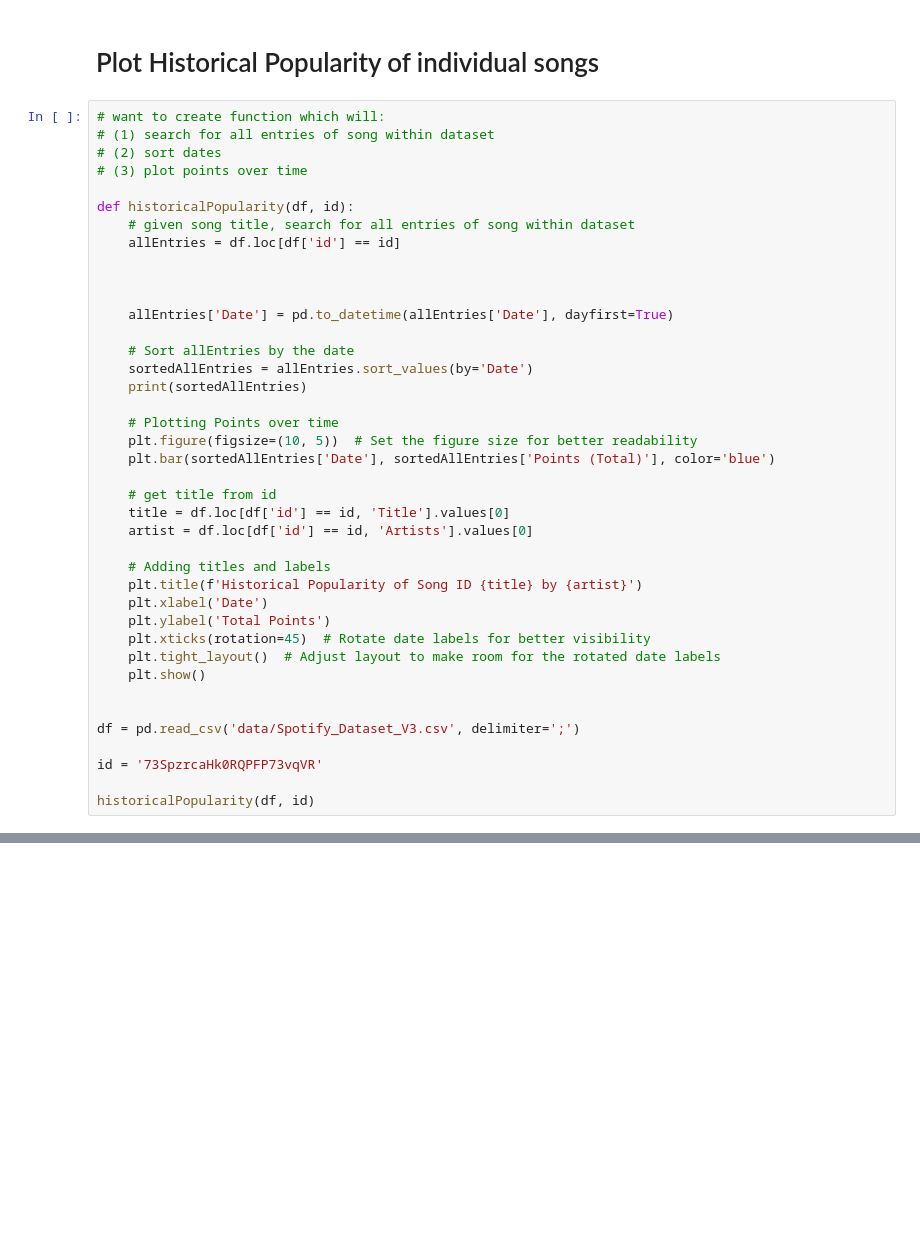
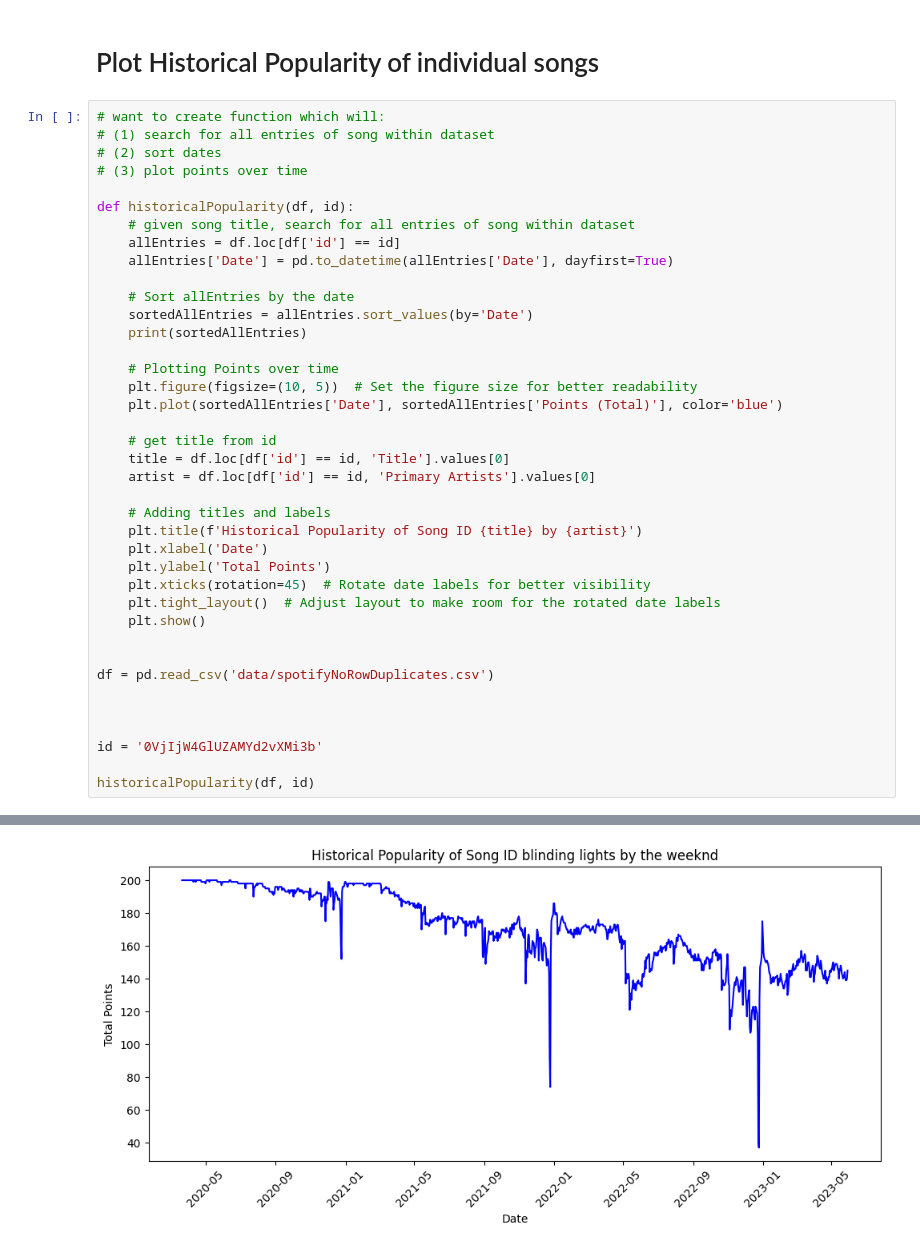
Before and after one commit to mickey59/AML_Spotify, a Jupyter notebook: genreExploration.ipynb, the cells around one changed output, grey strips where cells are left out. Drawn from its saved outputs; the diff is of its cells as text; blank space fills up the shorter version.

```diff
--- a/genreExploration.ipynb
+++ b/genreExploration.ipynb
@@ -124,9 +162,6 @@ df = pd.read_csv('data/spotifyNoRowDuplicates.csv.gz', compression='gzip')
 def historicalPopularity(df, id):
     # given song title, search for all entries of song within dataset
     allEntries = df.loc[df['id'] == id]
-
-
-
     allEntries['Date'] = pd.to_datetime(allEntries['Date'], dayfirst=True)
 
     # Sort allEntries by the date
@@ -135,11 +170,11 @@ def historicalPopularity(df, id):
 
     # Plotting Points over time
     plt.figure(figsize=(10, 5))  # Set the figure size for better readability
-    plt.bar(sortedAllEntries['Date'], sortedAllEntries['Points (Total)'], color='blue')
+    plt.plot(sortedAllEntries['Date'], sortedAllEntries['Points (Total)'], color='blue')
 
     # get title from id
     title = df.loc[df['id'] == id, 'Title'].values[0]
-    artist = df.loc[df['id'] == id, 'Artists'].values[0]
+    artist = df.loc[df['id'] == id, 'Primary Artists'].values[0]
 
     # Adding titles and labels
     plt.title(f'Historical Popularity of Song ID {title} by {artist}')
@@ -150,8 +185,11 @@ def historicalPopularity(df, id):
     plt.show()
 
 
-df = pd.read_csv('data/Spotify_Dataset_V3.csv', delimiter=';')
+df = pd.read_csv('data/spotifyNoRowDuplicates.csv')
 
-id = '73SpzrcaHk0RQPFP73vqVR'
+
+
+id = '0VjIjW4GlUZAMYd2vXMi3b'
 
 historicalPopularity(df, id)
+# %% [output]
@@ -157,0 +218 @@ historicalPopularity(df, id)
+[figure, added]
```
Also changed, not shown: parts of 9 cells of this notebook, 4 other files.
